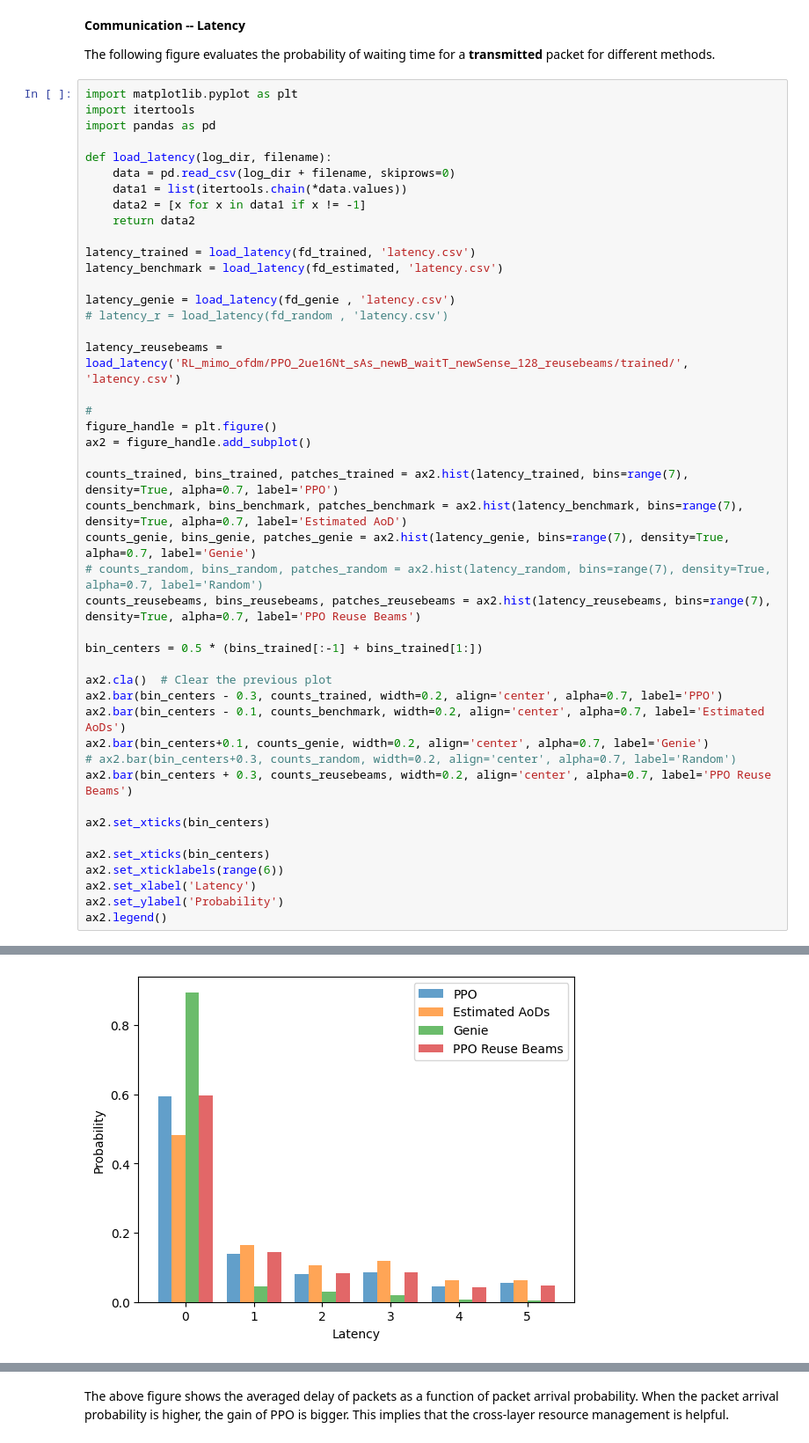
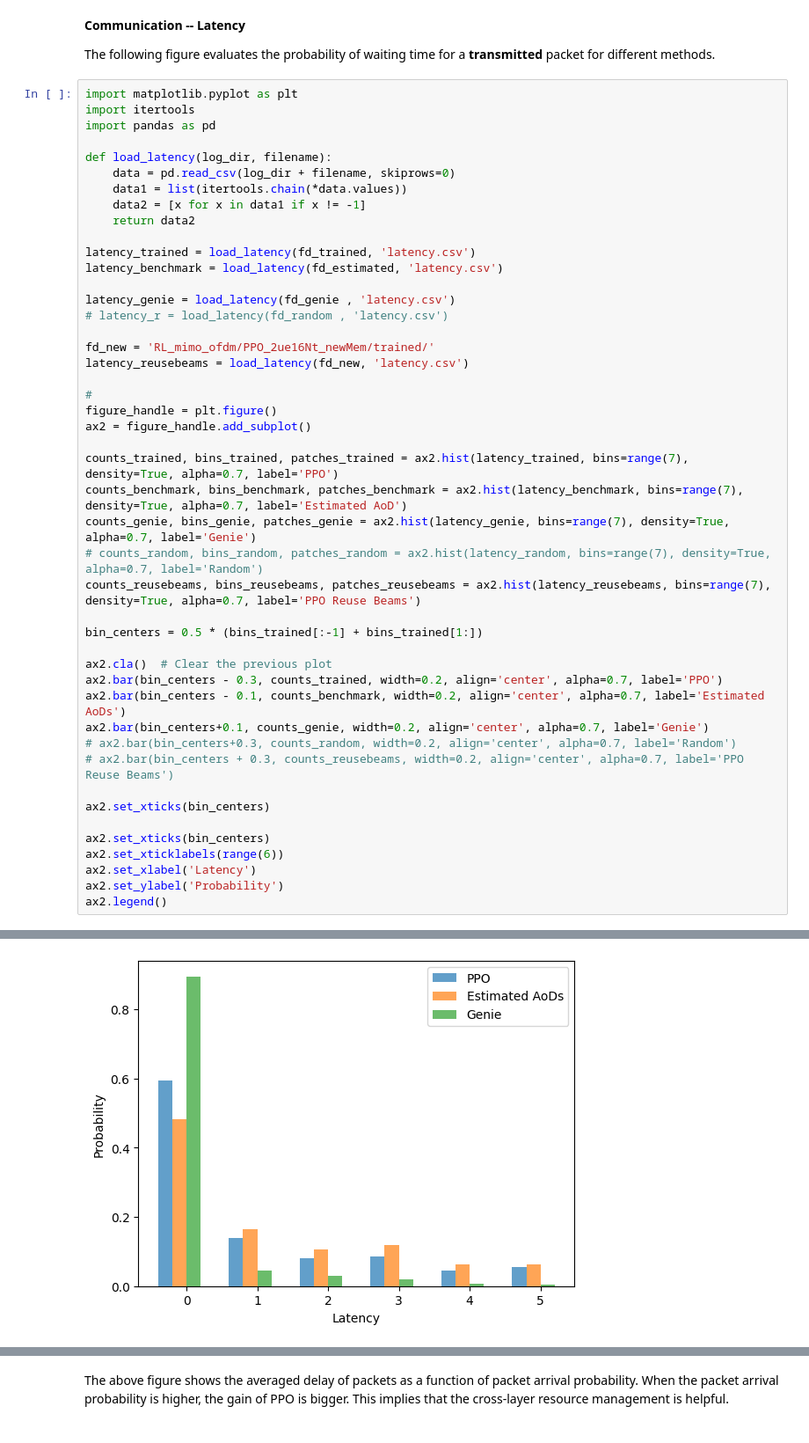
Before and after one commit to april427/Centric-BM, a Jupyter notebook: documents/06-03.ipynb, the cells around one changed output, grey strips where cells are left out. Shown at 88% size. Saved outputs shown, nothing was run; the diff lists cells and outputs as text.

```diff
--- a/documents/06-03.ipynb
+++ b/documents/06-03.ipynb
@@ -151,37 +181,38 @@ latency_benchmark = load_latency(fd_estimated, 'latency.csv')
 latency_genie = load_latency(fd_genie , 'latency.csv')
 # latency_r = load_latency(fd_random , 'latency.csv')
 
-latency_reusebeams = load_latency('RL_mimo_ofdm/PPO_2ue16Nt_sAs_newB_waitT_newSense_128_reusebeams/trained/', 'latency.csv')
+fd_new = 'RL_mimo_ofdm/PPO_2ue16Nt_newMem/trained/'
+latency_reusebeams = load_latency(fd_new, 'latency.csv')
 
 #
 figure_handle = plt.figure()
 ax2 = figure_handle.add_subplot()
 
 counts_trained, bins_trained, patches_trained = ax2.hist(latency_trained, bins=range(7), density=True, alpha=0.7, label='PPO')
 counts_benchmark, bins_benchmark, patches_benchmark = ax2.hist(latency_benchmark, bins=range(7), density=True, alpha=0.7, label='Estimated AoD')
 counts_genie, bins_genie, patches_genie = ax2.hist(latency_genie, bins=range(7), density=True, alpha=0.7, label='Genie')
 # counts_random, bins_random, patches_random = ax2.hist(latency_random, bins=range(7), density=True, alpha=0.7, label='Random')
 counts_reusebeams, bins_reusebeams, patches_reusebeams = ax2.hist(latency_reusebeams, bins=range(7), density=True, alpha=0.7, label='PPO Reuse Beams')
 
 bin_centers = 0.5 * (bins_trained[:-1] + bins_trained[1:])
 
 ax2.cla()  # Clear the previous plot
 ax2.bar(bin_centers - 0.3, counts_trained, width=0.2, align='center', alpha=0.7, label='PPO')
 ax2.bar(bin_centers - 0.1, counts_benchmark, width=0.2, align='center', alpha=0.7, label='Estimated AoDs')
 ax2.bar(bin_centers+0.1, counts_genie, width=0.2, align='center', alpha=0.7, label='Genie')
 # ax2.bar(bin_centers+0.3, counts_random, width=0.2, align='center', alpha=0.7, label='Random')
-ax2.bar(bin_centers + 0.3, counts_reusebeams, width=0.2, align='center', alpha=0.7, label='PPO Reuse Beams')
+# ax2.bar(bin_centers + 0.3, counts_reusebeams, width=0.2, align='center', alpha=0.7, label='PPO Reuse Beams')
 
 ax2.set_xticks(bin_centers)
 
 ax2.set_xticks(bin_centers)
 ax2.set_xticklabels(range(6))
 ax2.set_xlabel('Latency')
 ax2.set_ylabel('Probability')
 ax2.legend()
 # %% [output]
 <matplotlib.legend.Legend at 0x...>
-[figure, old version]
+[figure, new version]
 # %%
 fd_trained_05 = 'RL_mimo_ofdm/PPO_2ue16Nt_sAs_newB_waitT_sense_ce-2/trained_05/'
 fd_estimated_05 = 'RL_mimo_ofdm/PPO_2ue16Nt_sAs_newB_waitT_sense_ce-2/estimated_05/'
```
Also changed, not shown: parts of 10 cells of this notebook, 9 other files.
